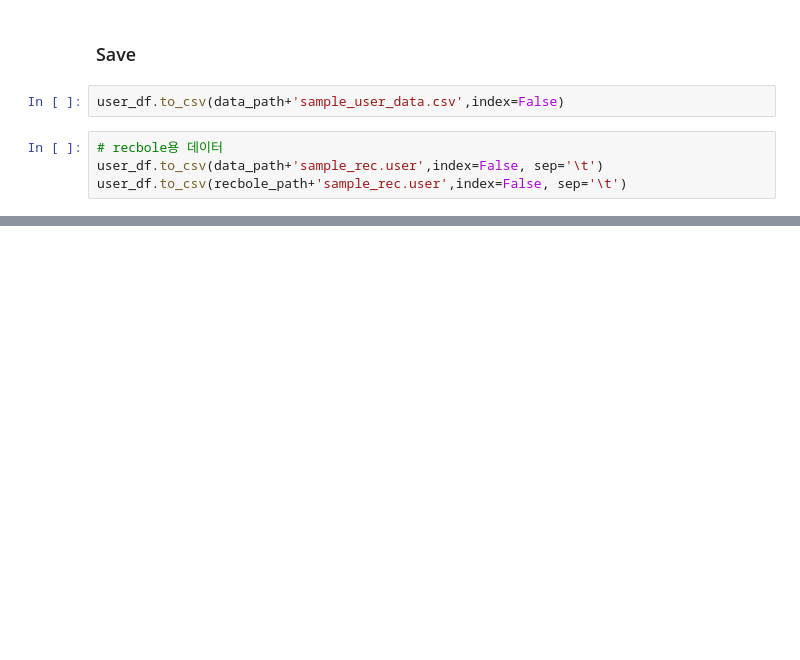
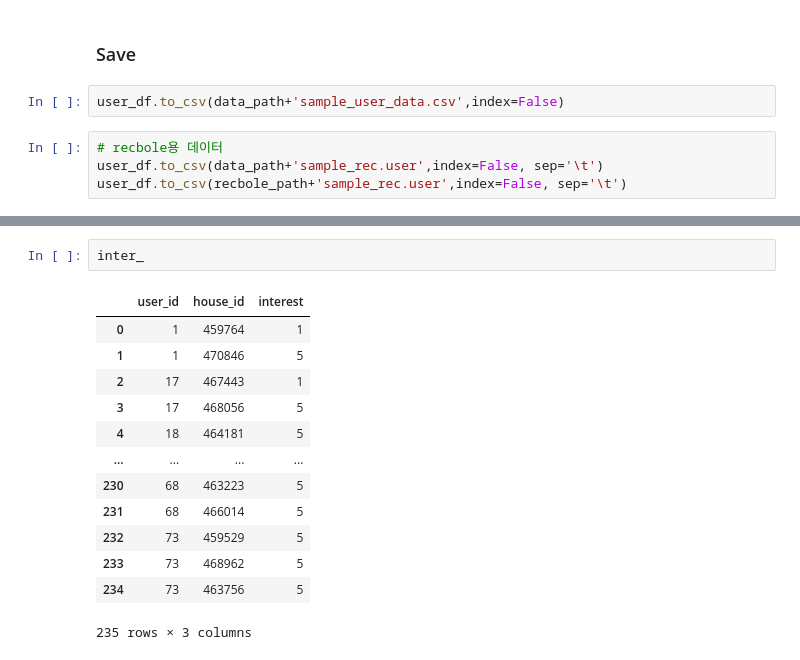
Before and after one commit to boostcampaitech4lv23recsys2/final-project-level3-recsys-10, a Jupyter notebook: EDA/sample_inter_user.ipynb, the cells around one changed output, grey strips where cells are left out. Cells and saved outputs as stored; diff of their text form; blank space fills up the shorter version.

```diff
--- a/EDA/sample_inter_user.ipynb
+++ b/EDA/sample_inter_user.ipynb
@@ -210,0 +288,16 @@ user_df.to_csv(recbole_path+'sample_rec.user',index=False, sep='\t')
+# %%
+inter_
+# %% [output]
+|  | user_id | house_id | interest |
+| 0 | 1 | 459764 | 1 |
+| 1 | 1 | 470846 | 5 |
+| 2 | 17 | 467443 | 1 |
+| 3 | 17 | 468056 | 5 |
+| 4 | 18 | 464181 | 5 |
+| ... | ... | ... | ... |
+| 230 | 68 | 463223 | 5 |
+| 231 | 68 | 466014 | 5 |
+| 232 | 73 | 459529 | 5 |
+| 233 | 73 | 468962 | 5 |
+| 234 | 73 | 463756 | 5 |
+235 rows × 3 columns
```
Also changed, not shown: parts of 15 cells of this notebook, 2 other files.
